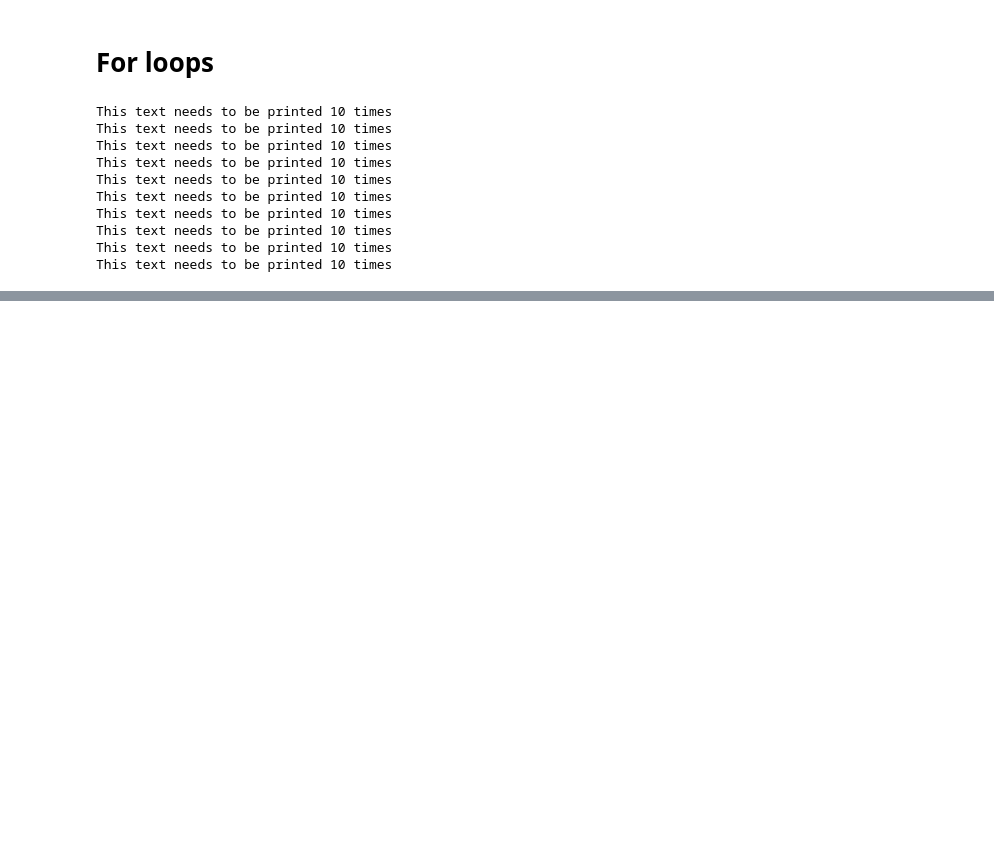
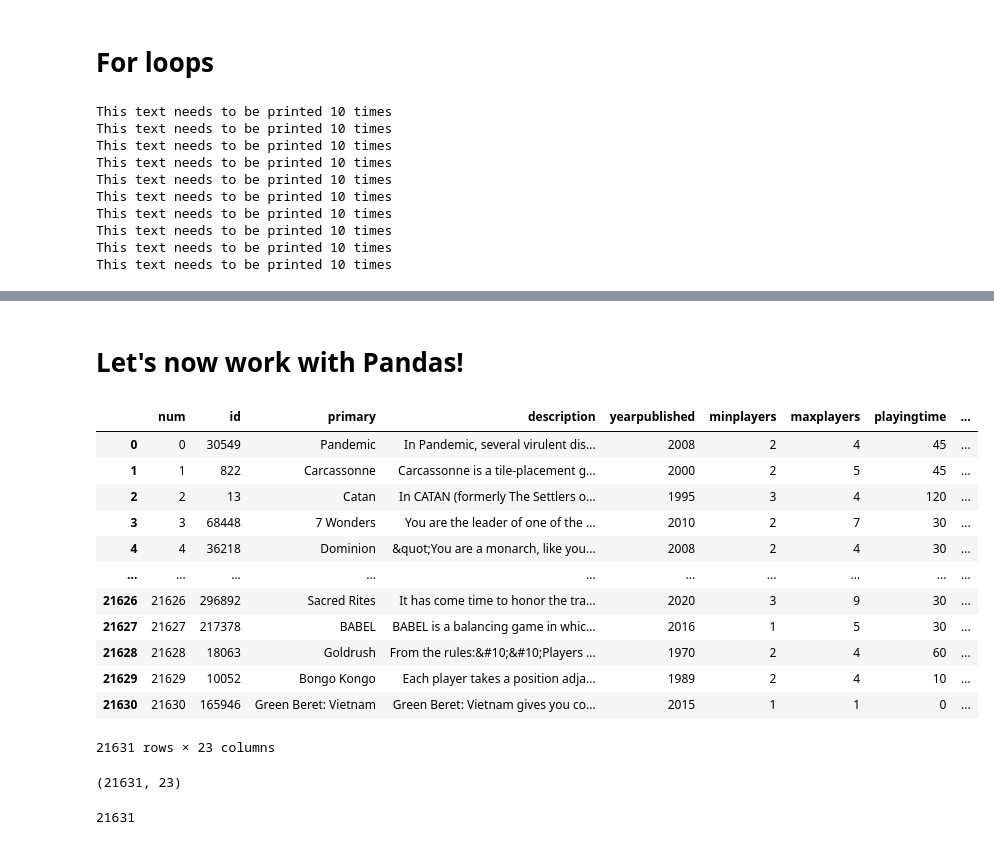
Before and after one commit to ernbilen/Data101_Spring26, a Jupyter notebook: notes/week5/data101python-intro.ipynb, the cells around one changed output, grey strips where cells are left out. Saved outputs shown, nothing was run; the diff lists cells and outputs as text; code cells hidden in the pictures; blank space fills up the shorter version.

```diff
--- a/notes/week5/data101python-intro.ipynb
+++ b/notes/week5/data101python-intro.ipynb
@@ -112,0 +370,2 @@ This text needs to be printed 10 times
+# %% [markdown]
+# Let's now work with Pandas!
@@ -112,0 +377,24 @@ This text needs to be printed 10 times
+# %%
+df
+# %% [output]
+|  | num | id | primary | description | yearpublished | minplayers | maxplayers | playingtime | ... |
+| 0 | 0 | 30549 | Pandemic | In Pandemic, several virulent dis... | 2008 | 2 | 4 | 45 | ... |
+| 1 | 1 | 822 | Carcassonne | Carcassonne is a tile-placement g... | 2000 | 2 | 5 | 45 | ... |
+| 2 | 2 | 13 | Catan | In CATAN (formerly The Settlers o... | 1995 | 3 | 4 | 120 | ... |
+| 3 | 3 | 68448 | 7 Wonders | You are the leader of one of the ... | 2010 | 2 | 7 | 30 | ... |
+| 4 | 4 | 36218 | Dominion | &quot;You are a monarch, like you... | 2008 | 2 | 4 | 30 | ... |
+| ... | ... | ... | ... | ... | ... | ... | ... | ... | ... |
+| 21626 | 21626 | 296892 | Sacred Rites | It has come time to honor the tra... | 2020 | 3 | 9 | 30 | ... |
+| 21627 | 21627 | 217378 | BABEL | BABEL is a balancing game in whic... | 2016 | 1 | 5 | 30 | ... |
+| 21628 | 21628 | 18063 | Goldrush | From the rules:&#10;&#10;Players ... | 1970 | 2 | 4 | 60 | ... |
+| 21629 | 21629 | 10052 | Bongo Kongo | Each player takes a position adja... | 1989 | 2 | 4 | 10 | ... |
+| 21630 | 21630 | 165946 | Green Beret: Vietnam | Green Beret: Vietnam gives you co... | 2015 | 1 | 1 | 0 | ... |
+21631 rows × 23 columns
+# %%
+df.shape # returns n and number of cols
+# %% [output]
+(21631, 23)
+# %%
+df.shape[0] # eg returns n
+# %% [output]
+21631
```
Also changed, not shown: parts of 53 cells of this notebook.
